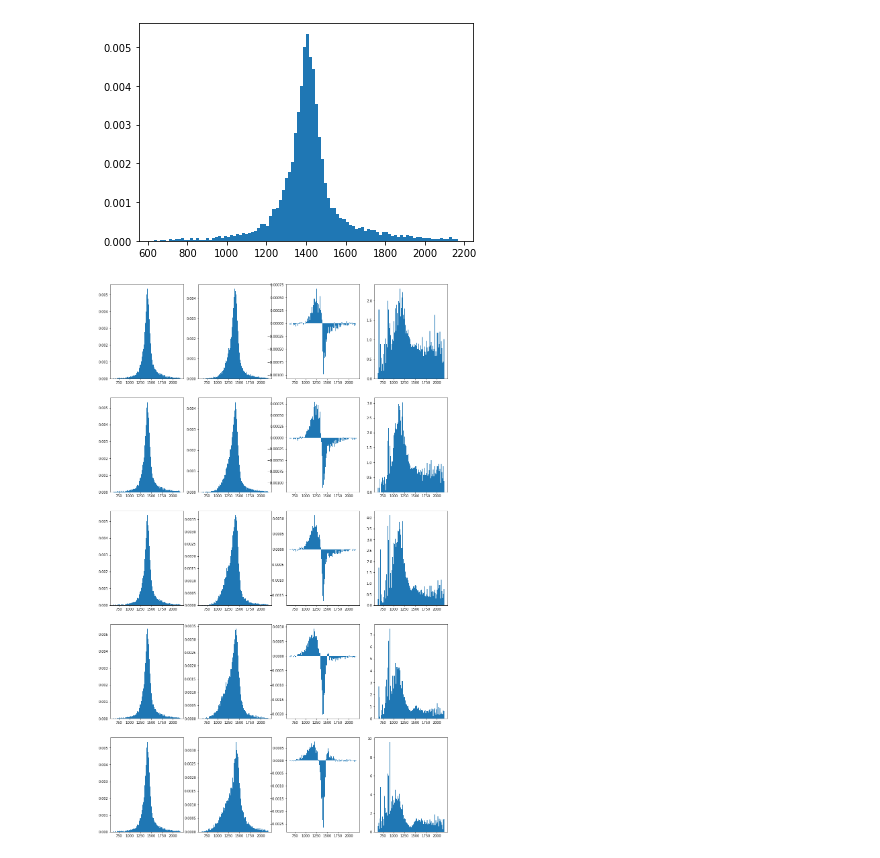
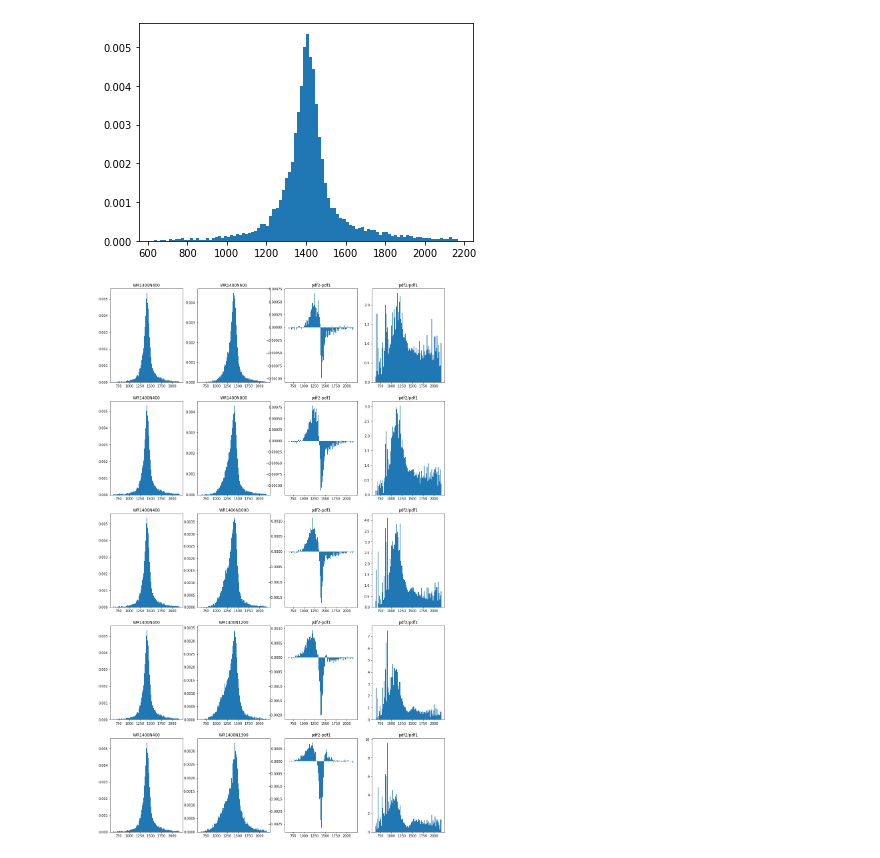
Before and after one commit to billy000400/WR-lite, a Jupyter notebook: python_analysis/notebooks/large N effect.ipynb, the cells around one changed output. Cells and saved outputs as stored; diff of their text form; code cells hidden in the pictures.

```diff
--- a/python_analysis/notebooks/large N effect.ipynb
+++ b/python_analysis/notebooks/large N effect.ipynb
@@ -22,20 +22,25 @@ plt.show()
 # %%
 for wr, ns in mps.items():
     test_num = len(ns)-1
     fig, axs = plt.subplots(test_num, 4, figsize=(18, 6*test_num))
     eejj_ref = np.load(data_dir.joinpath(f"WR{wr}N{n[0]}_eejjMassArray.npy"))
     weight_ref = np.load(data_dir.joinpath(f"WR{wr}N{n[0]}_eejjMassArray.npy"))
     for i in range(1,len(ns)):
         eejj_test = np.load(data_dir.joinpath(f"WR{wr}N{n[i]}_eejjMassArray.npy"))
         weight_test = np.load(data_dir.joinpath(f"WR{wr}N{n[i]}_eejjMassArray.npy"))
         hist_ref = axs[i-1][0].hist(eejj_ref,range=[wr*0.45,wr*1.55], bins=100, density=True)
+        axs[i-1][0].set(title=f"WR{wr}N{n[0]}")
+
         hist_test = axs[i-1][1].hist(eejj_test,range=[wr*0.45,wr*1.55], bins=100, density=True)
+        axs[i-1][1].set(title=f"WR{wr}N{n[i]}")
 
         bar_width = hist_ref[1][1]-hist_ref[1][0]
         axs[i-1][2].bar(x=hist_ref[1][:-1], height=(hist_test[0]-hist_ref[0]), width=bar_width, align='edge')
+        axs[i-1][2].set(title="pdf2-pdf1")
+
         axs[i-1][3].bar(x=hist_ref[1][:-1], height=(hist_test[0]/hist_ref[0]), width=bar_width, align='edge')
-
+        axs[i-1][3].set(title="pdf2/pdf1")
 plt.show()
 # %% [output]
-[figure, old version]
+[figure, new version]
 # %%
```
Also changed, not shown: parts of 4 cells of this notebook.
